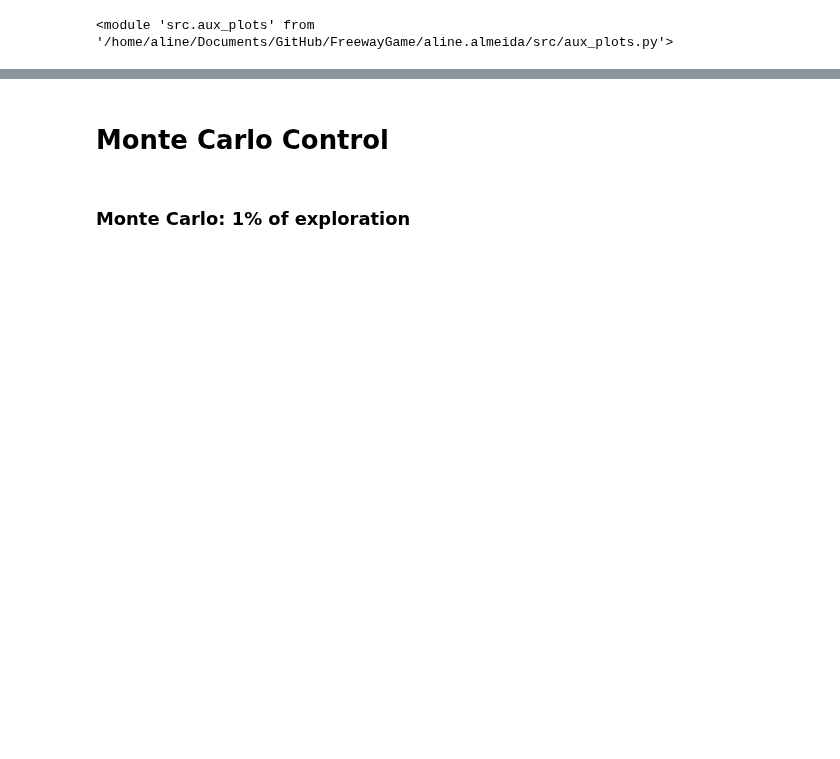
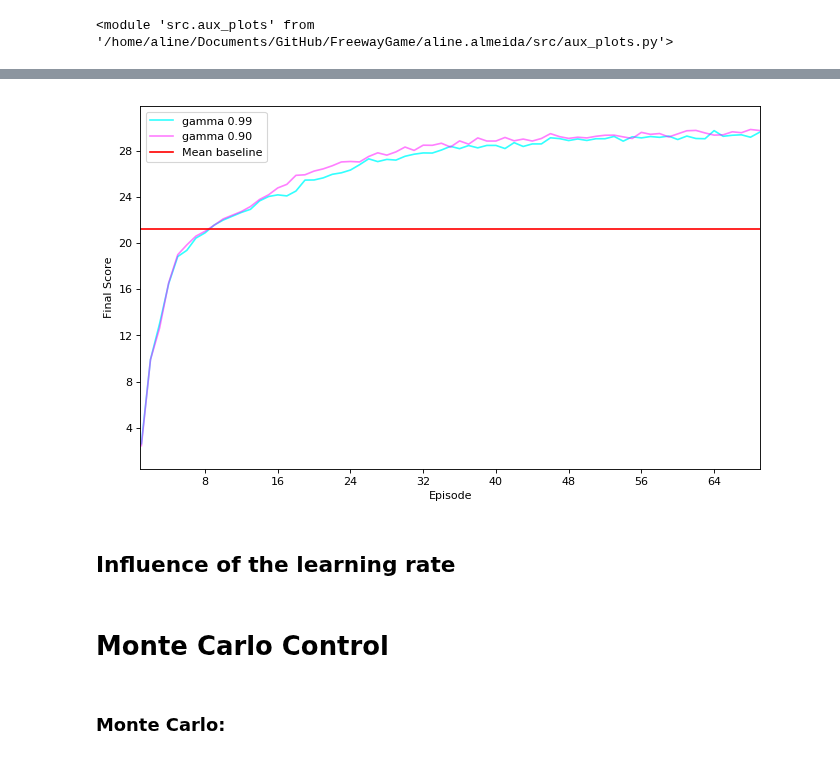
Before and after one commit to DionisiusMayr/FreewayGame, a Jupyter notebook: aline.almeida/aa_freeway.ipynb, the cells around one changed output, grey strips where cells are left out. Drawn from its saved outputs; the diff is of its cells as text; code cells hidden in the pictures; blank space fills up the shorter version.

Commit message:
influence of the gamma parameter

```diff
--- a/aline.almeida/aa_freeway.ipynb
+++ b/aline.almeida/aa_freeway.ipynb
@@ -384,7 +386,28 @@ aux_plots.plot_3scores(scores_1p, scores_10p, baseline)
+# %%
+import statistics
+
+blocks = n_runs_q//100
+
+scores_1p_avg100 = []
+for b in range(blocks-1):
+    value = statistics.mean(scores_1p[b*100:(b+1)*100])
+    scores_1p_avg100.append(value)
+
+scores_10p_avg100 = []
+for b in range(blocks-1):
+    value = statistics.mean(scores_10p[b*100:(b+1)*100])
+    scores_10p_avg100.append(value)
+# %%
+baseline = [baseline_mean_score for i in range(blocks-1)]
+aux_plots.plot_3scores(scores_1p_avg100, scores_10p_avg100, baseline)
+# %% [output]
+[figure, added]
+# %% [markdown]
+## Influence of the learning rate
 # %% [markdown]
 # Monte Carlo Control
 # %% [markdown]
-### Monte Carlo: 1% of exploration
+### Monte Carlo:
 # %%
 GAMMA = 0.99
 env, initial_state = environment.get_env()
```
Also changed, not shown: parts of 8 cells of this notebook, 1 other file.
